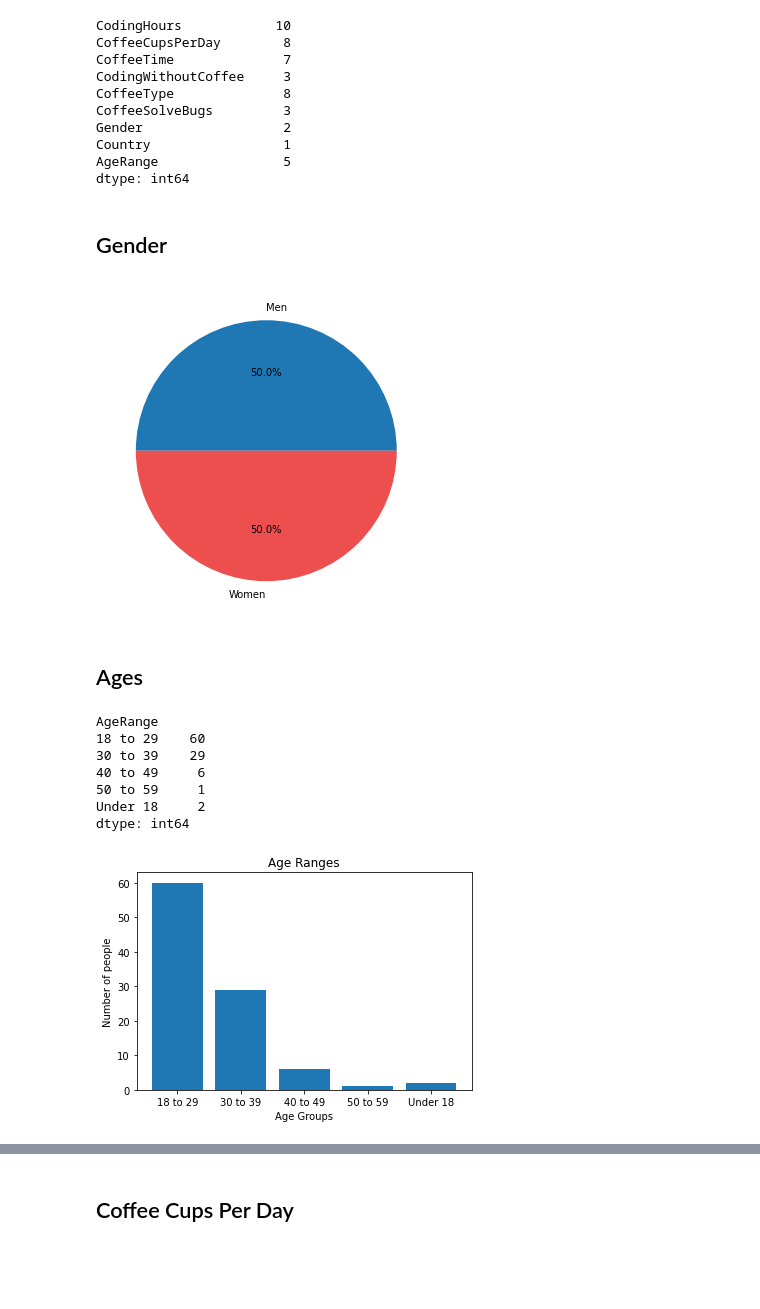
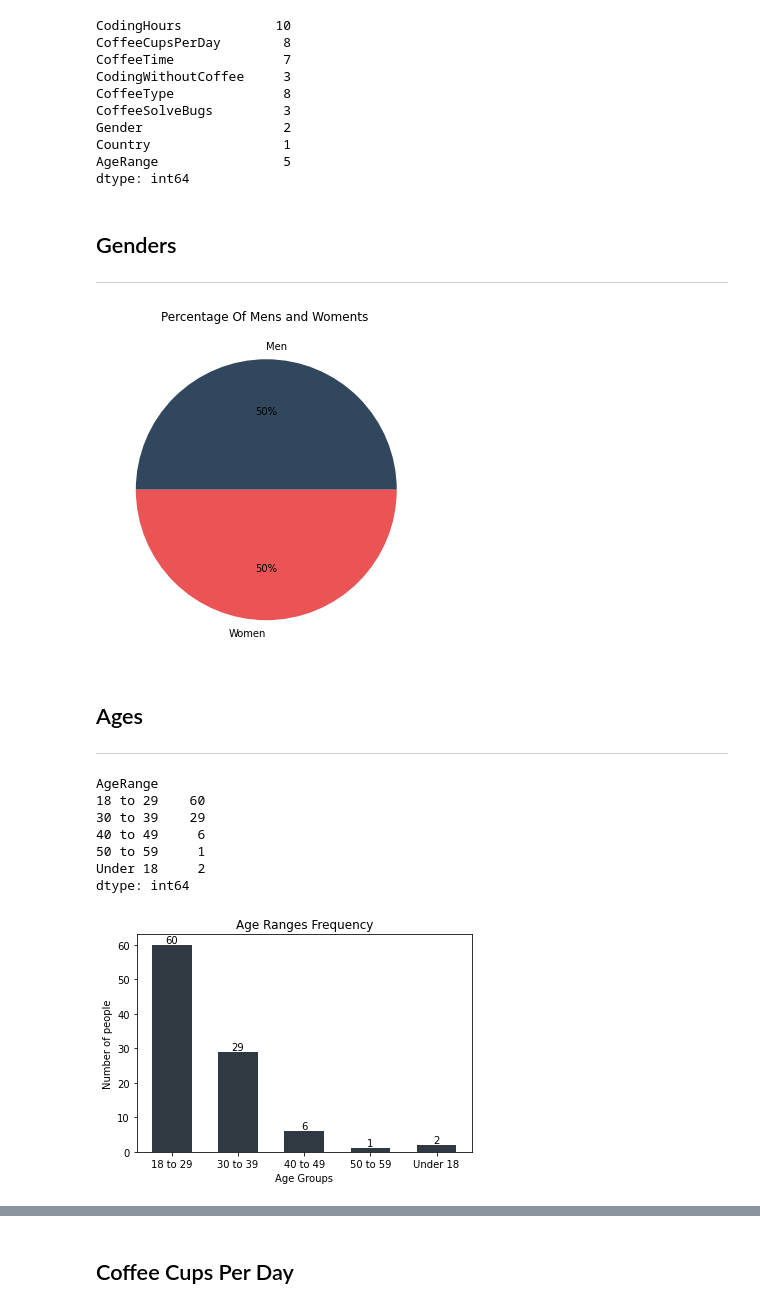
Before and after one commit to roxana-hgh/Data-Mining-project, a Jupyter notebook: CoffeeAndCode.ipynb, the cells around one changed output, grey strips where cells are left out. Saved outputs shown, nothing was run; the diff lists cells and outputs as text; code cells hidden in the pictures; blank space fills up the shorter version.

Commit message:
colors and labels

```diff
--- a/CoffeeAndCode.ipynb
+++ b/CoffeeAndCode.ipynb
@@ -5,0 +11,13 @@ import seaborn as sns
+# %%
+# declare settings
+# colors :
+color1 = '#303841' #greyish blue
+color2 = '#30475E' #dark blue
+color3 = '#EA5455' #light Red
+color4 = '#30475E'
+color5 = '#D72323' #Red
+color6 = '#FF6E31' #orange
+color7 = '#0F4C75' #blue
+color8 = '#E84545'
+color9 = '#155263' #dark blue
+color10 = '#FEA82F' #yellow
@@ -31,14 +55,18 @@ Country                 1
 AgeRange                5
 dtype: int64
 # %% [markdown]
-## Gender
+## Genders
+---
 # %%
 mens = df['Gender'].shape[0]
 womens = df['Gender'].shape[0]
 plt.figure(figsize=(18,6))
-plt.pie([mens,womens],labels=['Men','Women'],autopct='%1.1f%%',colors=['#1F77B4','#ed4e4e']);
+plt.pie([mens,womens],labels=['Men','Women'],autopct='%1d%%',colors=[color2,color3]);
+plt.title("Percentage Of Mens and Woments ")
+plt.show()
 # %% [output]
-[figure, old version]
+[figure, new version]
 # %% [markdown]
 ## Ages
+---
 # %%
@@ -55,19 +84,16 @@ AgeRange
 Under 18     2
 dtype: int64
 # %%
-# AgeRangesCount.plot.bar(title='Age Ranges', color='#4287f5');
-# plt.xlabel('Age Groups');
-# plt.ylabel('Number of people')
-
-
+# Age Ranges Bar chart
 x= df.groupby('AgeRange').groups.keys()
 y= df.groupby('AgeRange')['AgeRange'].count()
 fig, ax = plt.subplots()
-ax.bar(x,y)
-ax.set_title("Age Ranges")
+ax.bar(x,y, color=color1, width=0.6)
+ax.bar_label(ax.containers[0], label_type='edge')
+ax.set_title("Age Ranges Frequency")
 ax.set_xlabel("Age Groups")
 ax.set_ylabel("Number of people")
 plt.show()
 # %% [output]
-[figure, old version]
+[figure, new version]
 # %% [markdown]
```
Also changed, not shown: parts of 22 cells of this notebook.
